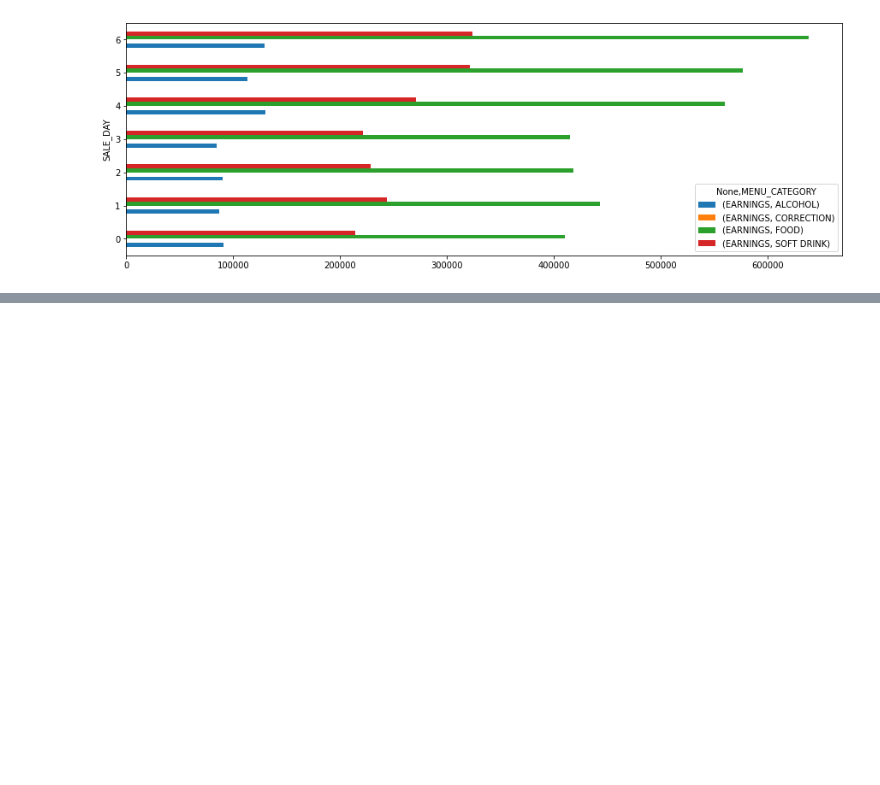
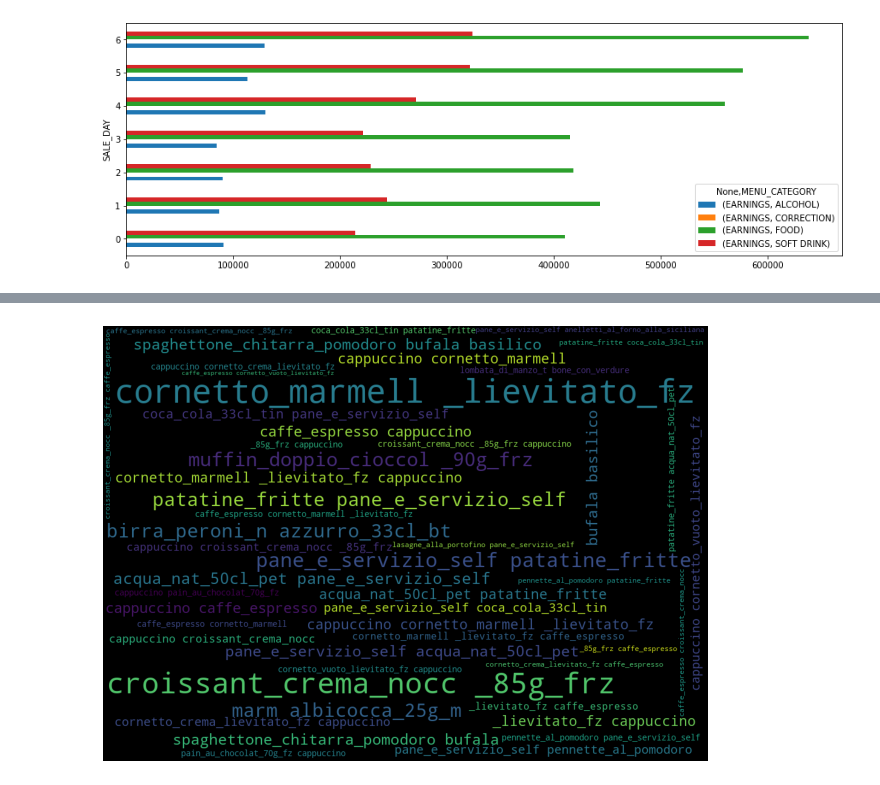
Before and after one commit to IgalKF/Academy.DataScience.MenuOptimization, a Jupyter notebook: ItalyMenu.ipynb, the cells around one changed output, grey strips where cells are left out. Cells and saved outputs as stored; diff of their text form; code cells hidden in the pictures; blank space fills up the shorter version.

Commit message:
Igal_Bigram-trigam-implemention

```diff
--- a/ItalyMenu.ipynb
+++ b/ItalyMenu.ipynb
@@ -223,8 +223,8 @@ testdf.groupby(['SALE_DAY','MENU_CATEGORY']).agg({'EARNINGS':sum}).unstack(1).pl
 <AxesSubplot:ylabel='SALE_DAY'>
 [figure]
 # %%
-testdf["SALE_DAY"]=pd.DatetimeIndex(pd.to_datetime(positive_quantity_df["SALE_DATE"], format='%Y%m%d', errors='ignore')).dayofweek
-testdf.groupby(['SALE_DAY','MENU_CATEGORY']).agg({'EARNINGS':'sum'},{'EARNINGS':'mean'}).unstack(1).plot.barh(figsize=(15,5))
+seasonal_df["SALE_DAY"]=pd.DatetimeIndex(pd.to_datetime(positive_quantity_df["SALE_DATE"], format='%Y%m%d', errors='ignore')).dayofweek
+seasonal_df.groupby(['SALE_DAY','MENU_CATEGORY']).agg({'EARNINGS':'sum'},{'EARNINGS':'mean'}).unstack(1).plot.barh(figsize=(15,5))
 # %% [output]
 <AxesSubplot:ylabel='SALE_DAY'>
 [figure]
@@ -230,0 +262,7 @@ testdf.groupby(['SALE_DAY','MENU_CATEGORY']).agg({'EARNINGS':'sum'},{'EARNINGS':
+# %%
+group_headers = ['SHIP', 'LINE', 'ROUTE', 'VOYAGE_ID_VOYAGE_DATE', 'VOYAGE_DATE', 'SALE_DATE',
+                 'POINT_OF_SALE', 'POINT_OF_SALE_LOCATION', 'BILL_NUMBER', 'BILL_TIME', 'BILL_HOUR', 'Seasons',	'SALES_TIER_SEASON']
+
+seasonal_df['JOINED_ITEM'] = seasonal_df['ITEM'].str.replace('  ', '_').str.replace(' ', '_')
+
+seasonal_df['JOINED_ITEM']
@@ -230,0 +284,5 @@ testdf.groupby(['SALE_DAY','MENU_CATEGORY']).agg({'EARNINGS':'sum'},{'EARNINGS':
+# %%
+joined_bill_df = seasonal_df.groupby(group_headers)['JOINED_ITEM'].transform(lambda x: ' '.join(x))
+
+joined_bill_df = pd.DataFrame(joined_bill_df)
+joined_bill_df
@@ -230,0 +303,10 @@ testdf.groupby(['SALE_DAY','MENU_CATEGORY']).agg({'EARNINGS':'sum'},{'EARNINGS':
+# %%
+customStopwords=list(STOPWORDS) + ['CAFFE', 'nat', 'gas', 'al', 'pet', 'cl', 'g', 'self', 'fz', 'servizio'] + [f'{x}cl' for x in range(0,200)] + [f'{x}g' for x in range(0,200)]
+
+c_vec = CountVectorizer(stop_words=customStopwords, ngram_range=(2,3))
+ngrams = c_vec.fit_transform(joined_bill_df.head(100000)['JOINED_ITEM'])
+count_values = ngrams.toarray().sum(axis=0)
+count_values
+vocab = c_vec.vocabulary_
+df_ngram = pd.DataFrame(sorted([(count_values[i],k) for k,i in vocab.items()], reverse=True)
+            ).rename(columns={0: 'FREQUENCY', 1:'BIGRAM_TRIGRAM'})
@@ -230,0 +329,21 @@ testdf.groupby(['SALE_DAY','MENU_CATEGORY']).agg({'EARNINGS':'sum'},{'EARNINGS':
+# %%
+d = {}
+for a, x in df_ngram.values:
+    d[x] = a
+
+wordcloudimage = WordCloud( max_words=50,
+                            font_step=2 ,
+                            max_font_size=500,
+                            stopwords=customStopwords,
+                            background_color='black',
+                            width=1000,
+                            height=720,
+                            collocations=False
+                          ).generate_from_frequencies(d)
+
+plt.figure(figsize=(20,8))
+plt.imshow(wordcloudimage)
+plt.axis("off")
+plt.show()
+# %% [output]
+[figure, added]
```
Also changed, not shown: parts of 11 cells of this notebook.
